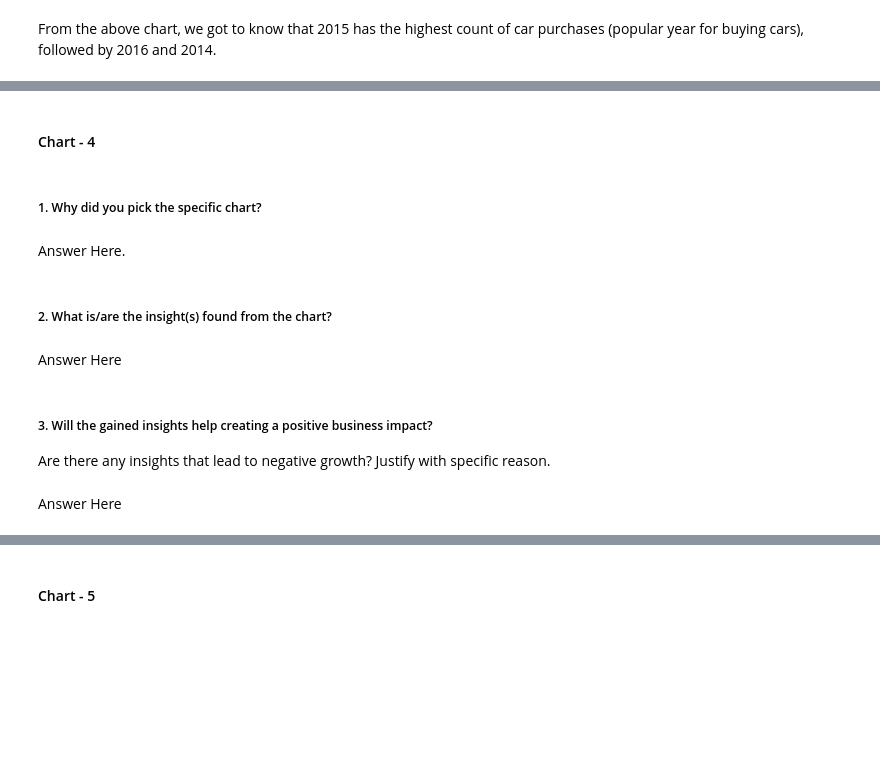
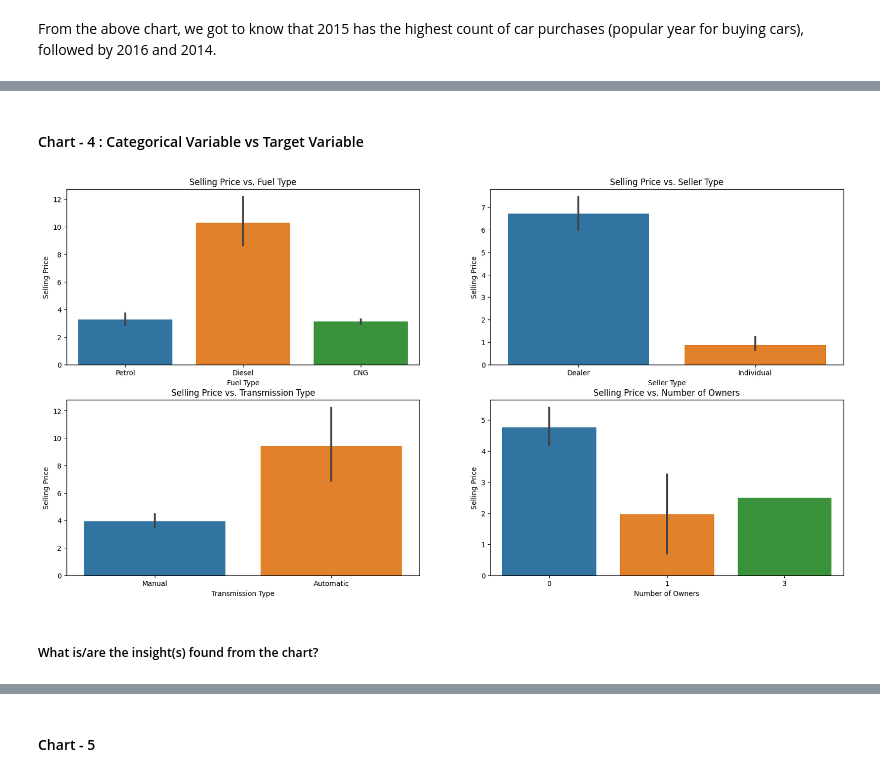
Before and after one commit to mirjubair/oibsip_taskno3, a Jupyter notebook: Car_Price_Prediction_with_Machine_Learning.ipynb, the cells around one changed output, grey strips where cells are left out. Cells and saved outputs as stored; diff of their text form; code cells hidden in the pictures; blank space fills up the shorter version.

```diff
--- a/Car_Price_Prediction_with_Machine_Learning.ipynb
+++ b/Car_Price_Prediction_with_Machine_Learning.ipynb
@@ -287,2 +310,2 @@ Answer Here
 # %% [markdown]
-#### Chart - 4
+#### Chart - 4 : Categorical Variable vs Target Variable
@@ -291,13 +312,39 @@ Answer Here
-# %% [markdown]
-##### 1. Why did you pick the specific chart?
-# %% [markdown]
-Answer Here.
+# %%
+# Chart - 4 Barplot visualization code for categorical variable vs target variable
+# Create a 2x2 subplot
+plt.figure(figsize=(20,10))
+
+# Subplot 1: Barplot for Selling_Price vs. Fuel_Type
+plt.subplot(2,2,1)
+sns.barplot(data=df, x='Fuel_Type', y='Selling_Price')
+plt.xlabel('Fuel Type')
+plt.ylabel('Selling Price')
+plt.title('Selling Price vs. Fuel Type')
+
+# Subplot 2: Barplot for Selling_Price vs. Seller_Type
+plt.subplot(2,2,2)
+sns.barplot(data=df, x='Selling_type', y='Selling_Price')
+plt.xlabel('Seller Type')
+plt.ylabel('Selling Price')
+plt.title('Selling Price vs. Seller Type')
+
+# Subplot 3: Barplot for Selling_Price vs. Transmission
+plt.subplot(2,2,3)
+sns.barplot(data=df, x='Transmission', y='Selling_Price')
+plt.xlabel('Transmission Type')
+plt.ylabel('Selling Price')
+plt.title('Selling Price vs. Transmission Type')
+
+# Subplot 4: Barplot for Selling_Price vs. Owner
+plt.subplot(2,2,4)
+sns.barplot(data=df, x='Owner', y='Selling_Price')
+plt.xlabel('Number of Owners')
+plt.ylabel('Selling Price')
+plt.title('Selling Price vs. Number of Owners')
+
+# Display the plot
+plt.show()
+# %% [output]
+[figure, added]
 # %% [markdown]
-##### 2. What is/are the insight(s) found from the chart?
+##### What is/are the insight(s) found from the chart?
-# %% [markdown]
-Answer Here
-# %% [markdown]
-##### 3. Will the gained insights help creating a positive business impact?
-Are there any insights that lead to negative growth? Justify with specific reason.
-# %% [markdown]
-Answer Here
```
Also changed, not shown: parts of 12 cells of this notebook.
